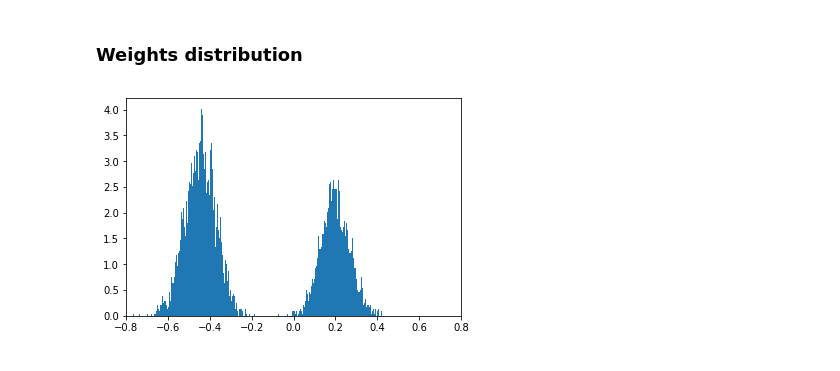
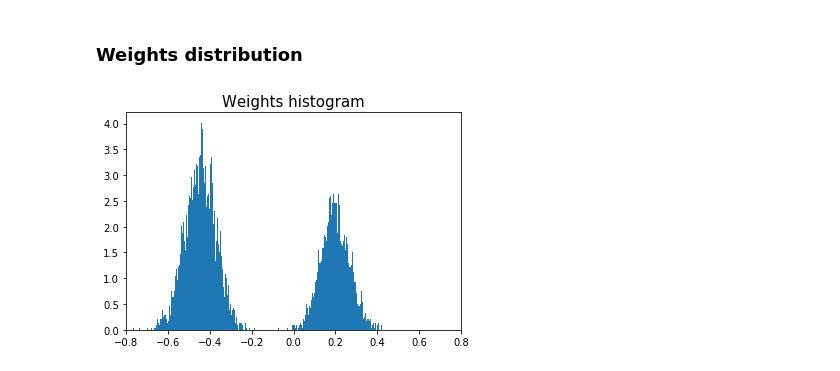
Before and after one commit to rodsveiga/rbm_flows_ising, a Jupyter notebook: RBM_L010_train_dataset_L_low.ipynb, the cells around one changed output. Cells and saved outputs as stored; diff of their text form; code cells hidden in the pictures.

```diff
--- a/RBM_L010_train_dataset_L_low.ipynb
+++ b/RBM_L010_train_dataset_L_low.ipynb
@@ -168,28 +170,14 @@ W, v, h = rbm.parameters()
 del v
 del h
 torch.cuda.empty_cache()
-# %%
-W_ = W.cpu().numpy().reshape((W.shape[0]*W.shape[1]))
-
-# Plot normalized histogram
-plt.hist(W_, bins= 500, density= True)
-
-# Maximum and minimum of xticks to compute the theoretical distribution
-#x_min, x_max = min(plt.xticks()[0]), max(plt.xticks()[0])
-#domain = np.linspace(x_min, x_max, len(W_))
-
-# Fitting a normal distribution
-#muW_, sigmaW_ = stats.norm.fit(W_)
-
-#plot_pdf = stats.norm.pdf(domain, muW_, sigmaW_) # Fitting the PDF in the interval
-
-
-#plt.plot(domain, plot_pdf, linewidth= 2.5,
-#         label= '$\mu= %f$ \n$\sigma^2$ = %f' % (muW_, sigmaW_**2 ))
-
-#plt.title('Fitting a Normal Distribution for the weights ${\cal W}$')
-plt.xlim([-0.8, 0.8])
-#plt.legend()
-plt.show()
-# %% [output]
-[figure, removed]
+# %%
+W_ = W.cpu().numpy().reshape((W.shape[0]*W.shape[1]))
+
+# Plot normalized histogram
+plt.hist(W_, bins= 500, density= True)
+
+plt.title('Weights histogram', fontsize= 15)
+plt.xlim([-0.8, 0.8])
+plt.show()
+# %% [output]
+[figure, added]
```
Also changed, not shown: parts of 5 cells of this notebook, 2 other files.
